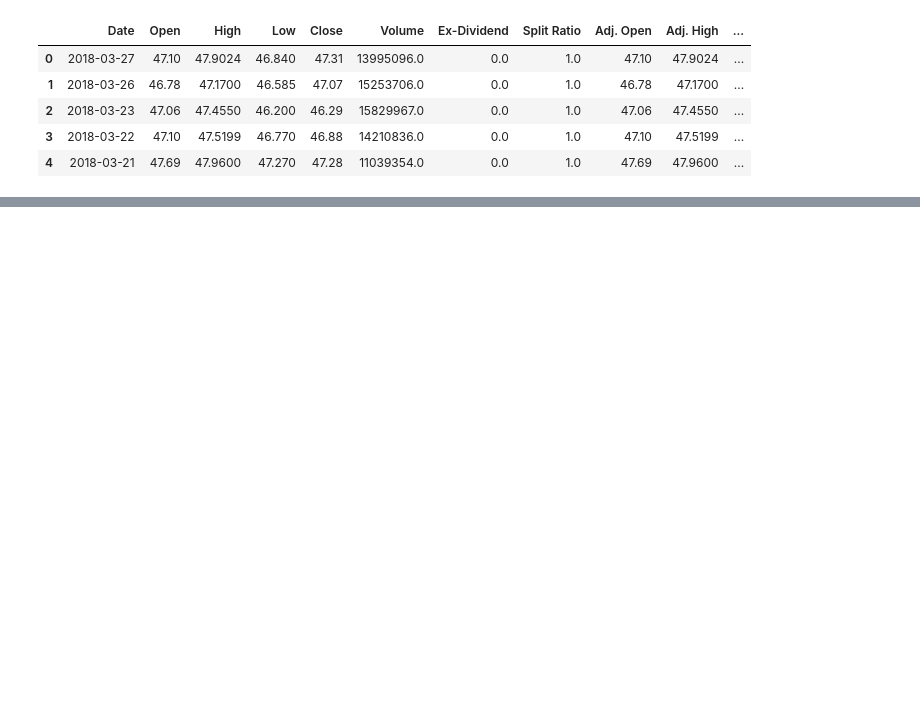
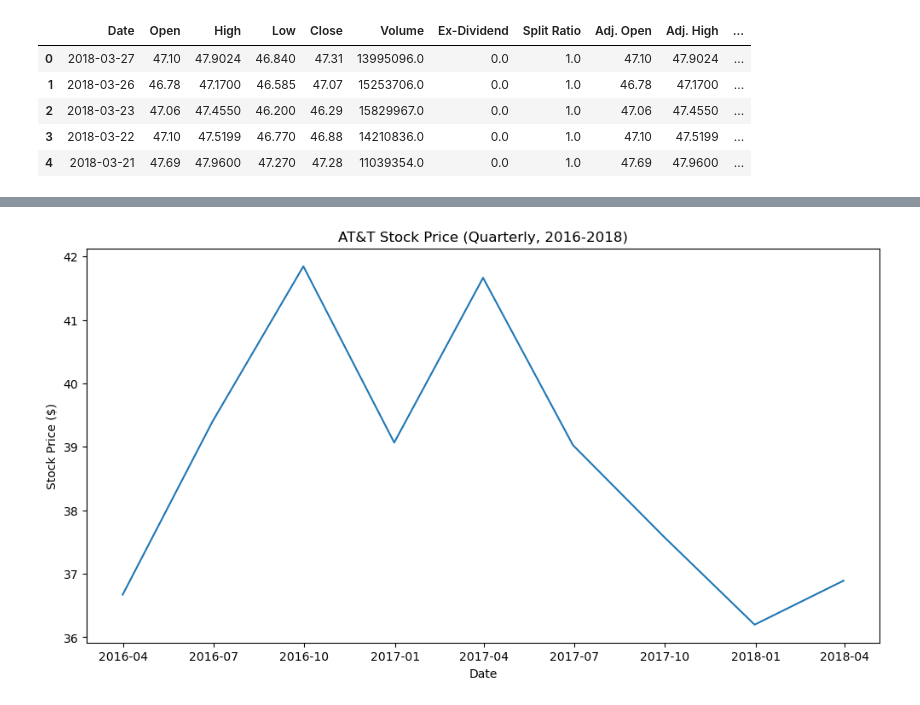
Before and after one commit to mssubaiti/Project1_Group1, a Jupyter notebook: Untitled.ipynb, the cells around one changed output, grey strips where cells are left out. Drawn from its saved outputs; the diff is of its cells as text; code cells hidden in the pictures; blank space fills up the shorter version.

Commit message:
Quarterly Update

```diff
--- a/Untitled.ipynb
+++ b/Untitled.ipynb
@@ -144 +149,21 @@ plt.show()
 [figure]
+# %%
+#quarters
+
+# Convert the date column to datetime format
+df['Date'] = pd.to_datetime(df['Date'])
+
+# Set the date column as the index
+df.set_index('Date', inplace=True)
+
+# Resample the data quarterly and calculate the mean price for each quarter
+df_quarterly = df.resample('Q').mean()
+
+# Select the data for the recent 5 years
+df_quarterly = df_quarterly.loc['2016-01-01':'2021-12-31']
+
+# Reset the index
+df_quarterly = df_quarterly.reset_index()
+
+# Display the first few rows of the DataFrame
+display(df_quarterly.head())
@@ -144,0 +177,16 @@ plt.show()
+# %%
+# Set the figure size
+plt.figure(figsize=(12, 6))
+
+# Create the line chart
+plt.plot(df_quarterly['Date'], df_quarterly['Close'])
+
+# Set the title and axis labels
+plt.title('AT&T Stock Price (Quarterly, 2016-2018)')
+plt.xlabel('Date')
+plt.ylabel('Stock Price ($)')
+
+# Show the plot
+plt.show()
+# %% [output]
+[figure, added]
```
Also changed, not shown: parts of 11 cells of this notebook, 2 other files.
